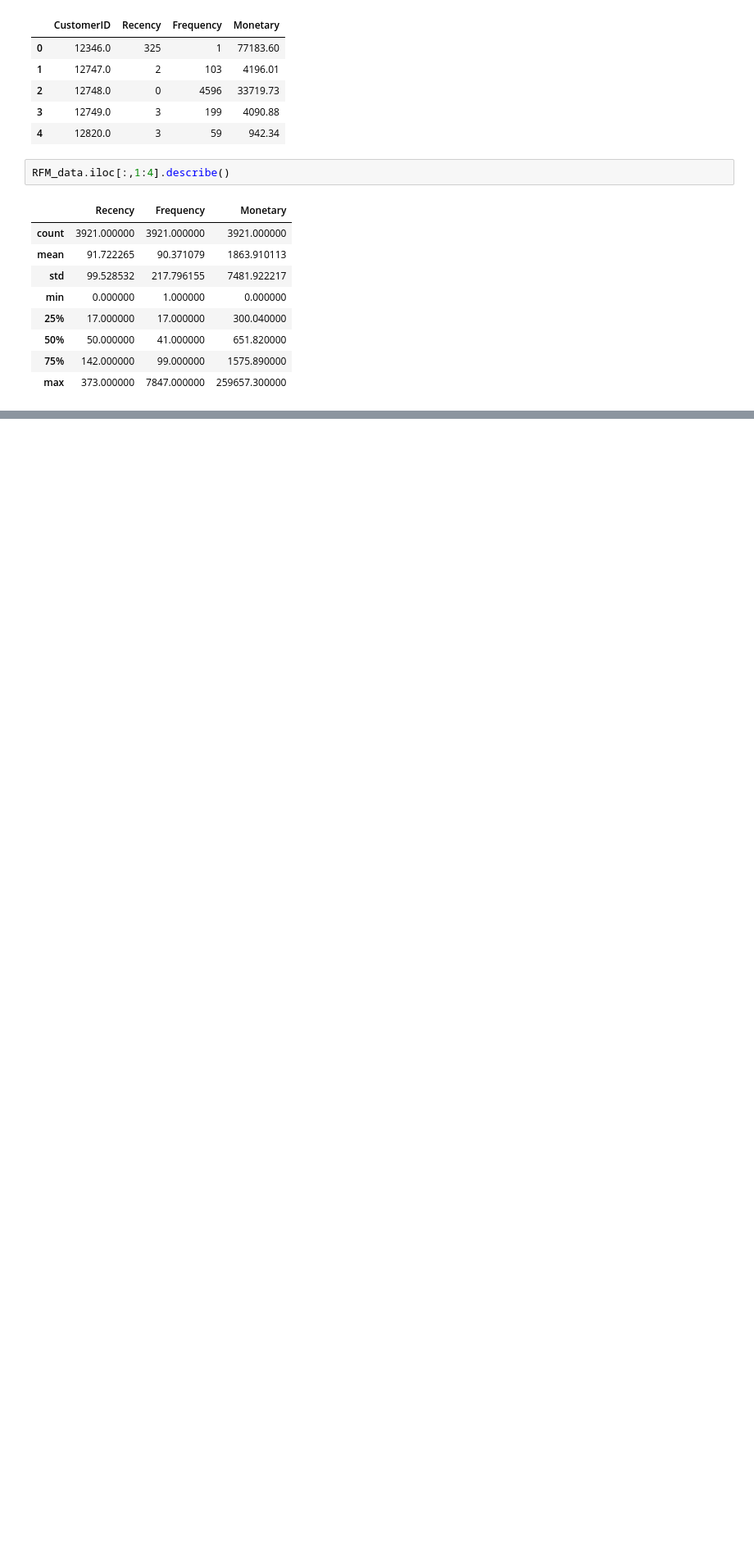
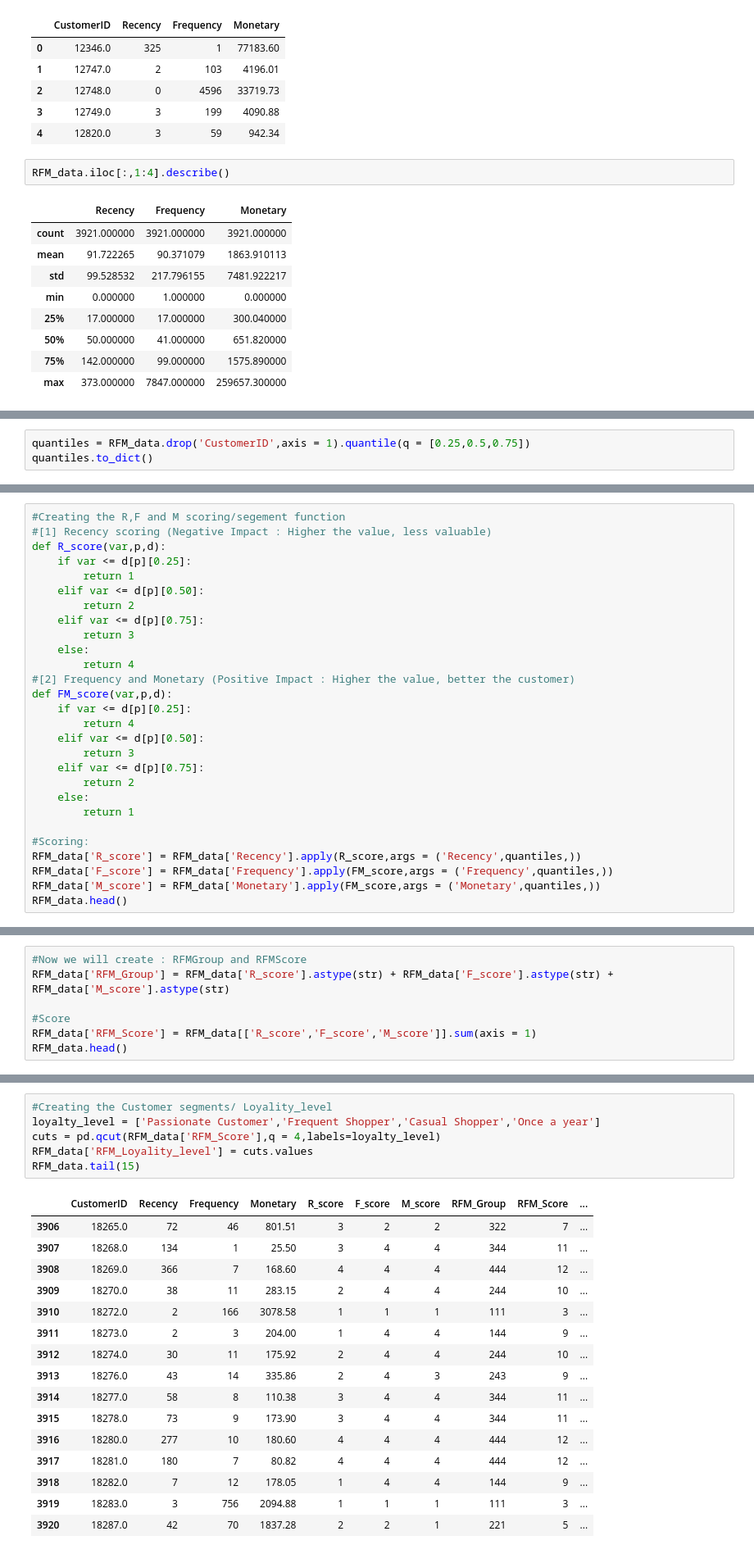
Before and after one commit to alan-w25/Stat-Learning-Final-Project, a Jupyter notebook: main.ipynb, the cells around one changed output, grey strips where cells are left out. Shown at 82% size. Saved outputs shown, nothing was run; the diff lists cells and outputs as text; blank space fills up the shorter version.

```diff
--- a/main.ipynb
+++ b/main.ipynb
@@ -163 +180,4 @@ for var in list(RFM_data.columns[1:4]):
 [figure]
+# %%
+quantiles = RFM_data.drop('CustomerID',axis = 1).quantile(q = [0.25,0.5,0.75])
+quantiles.to_dict()
@@ -163,0 +188,28 @@ for var in list(RFM_data.columns[1:4]):
+# %%
+#Creating the R,F and M scoring/segement function
+#[1] Recency scoring (Negative Impact : Higher the value, less valuable)
+def R_score(var,p,d):
+    if var <= d[p][0.25]:
+        return 1
+    elif var <= d[p][0.50]:
+        return 2
+    elif var <= d[p][0.75]:
+        return 3
+    else:
+        return 4
+#[2] Frequency and Monetary (Positive Impact : Higher the value, better the customer)
+def FM_score(var,p,d):
+    if var <= d[p][0.25]:
+        return 4
+    elif var <= d[p][0.50]:
+        return 3
+    elif var <= d[p][0.75]:
+        return 2
+    else:
+        return 1
+
+#Scoring:
+RFM_data['R_score'] = RFM_data['Recency'].apply(R_score,args = ('Recency',quantiles,))
+RFM_data['F_score'] = RFM_data['Frequency'].apply(FM_score,args = ('Frequency',quantiles,))
+RFM_data['M_score'] = RFM_data['Monetary'].apply(FM_score,args = ('Monetary',quantiles,))
+RFM_data.head()
@@ -163,0 +223,7 @@ for var in list(RFM_data.columns[1:4]):
+# %%
+#Now we will create : RFMGroup and RFMScore
+RFM_data['RFM_Group'] = RFM_data['R_score'].astype(str) + RFM_data['F_score'].astype(str) + RFM_data['M_score'].astype(str)
+
+#Score
+RFM_data['RFM_Score'] = RFM_data[['R_score','F_score','M_score']].sum(axis = 1)
+RFM_data.head()
@@ -163,0 +237,23 @@ for var in list(RFM_data.columns[1:4]):
+# %%
+#Creating the Customer segments/ Loyality_level
+loyalty_level = ['Passionate Customer','Frequent Shopper','Casual Shopper','Once a year']
+cuts = pd.qcut(RFM_data['RFM_Score'],q = 4,labels=loyalty_level)
+RFM_data['RFM_Loyality_level'] = cuts.values
+RFM_data.tail(15)
+# %% [output]
+|  | CustomerID | Recency | Frequency | Monetary | R_score | F_score | M_score | RFM_Group | RFM_Score | ... |
+| 3906 | 18265.0 | 72 | 46 | 801.51 | 3 | 2 | 2 | 322 | 7 | ... |
+| 3907 | 18268.0 | 134 | 1 | 25.50 | 3 | 4 | 4 | 344 | 11 | ... |
+| 3908 | 18269.0 | 366 | 7 | 168.60 | 4 | 4 | 4 | 444 | 12 | ... |
+| 3909 | 18270.0 | 38 | 11 | 283.15 | 2 | 4 | 4 | 244 | 10 | ... |
+| 3910 | 18272.0 | 2 | 166 | 3078.58 | 1 | 1 | 1 | 111 | 3 | ... |
+| 3911 | 18273.0 | 2 | 3 | 204.00 | 1 | 4 | 4 | 144 | 9 | ... |
+| 3912 | 18274.0 | 30 | 11 | 175.92 | 2 | 4 | 4 | 244 | 10 | ... |
+| 3913 | 18276.0 | 43 | 14 | 335.86 | 2 | 4 | 3 | 243 | 9 | ... |
+| 3914 | 18277.0 | 58 | 8 | 110.38 | 3 | 4 | 4 | 344 | 11 | ... |
+| 3915 | 18278.0 | 73 | 9 | 173.90 | 3 | 4 | 4 | 344 | 11 | ... |
+| 3916 | 18280.0 | 277 | 10 | 180.60 | 4 | 4 | 4 | 444 | 12 | ... |
+| 3917 | 18281.0 | 180 | 7 | 80.82 | 4 | 4 | 4 | 444 | 12 | ... |
+| 3918 | 18282.0 | 7 | 12 | 178.05 | 1 | 4 | 4 | 144 | 9 | ... |
+| 3919 | 18283.0 | 3 | 756 | 2094.88 | 1 | 1 | 1 | 111 | 3 | ... |
+| 3920 | 18287.0 | 42 | 70 | 1837.28 | 2 | 2 | 1 | 221 | 5 | ... |
```
Also changed, not shown: parts of 10 cells of this notebook.
